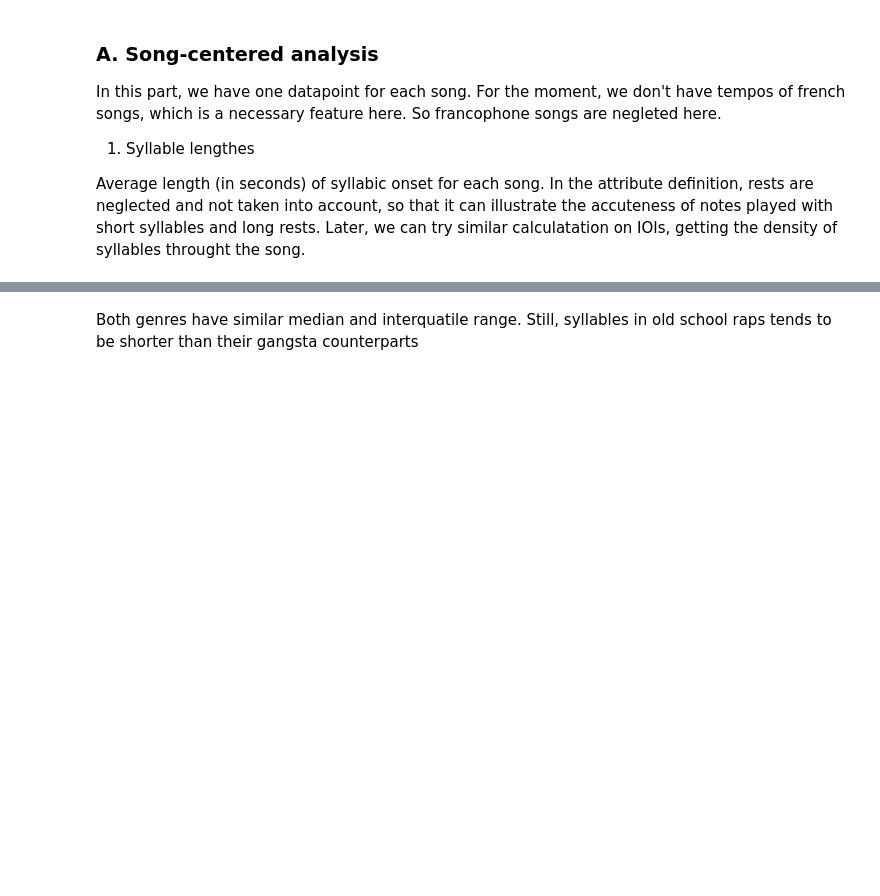
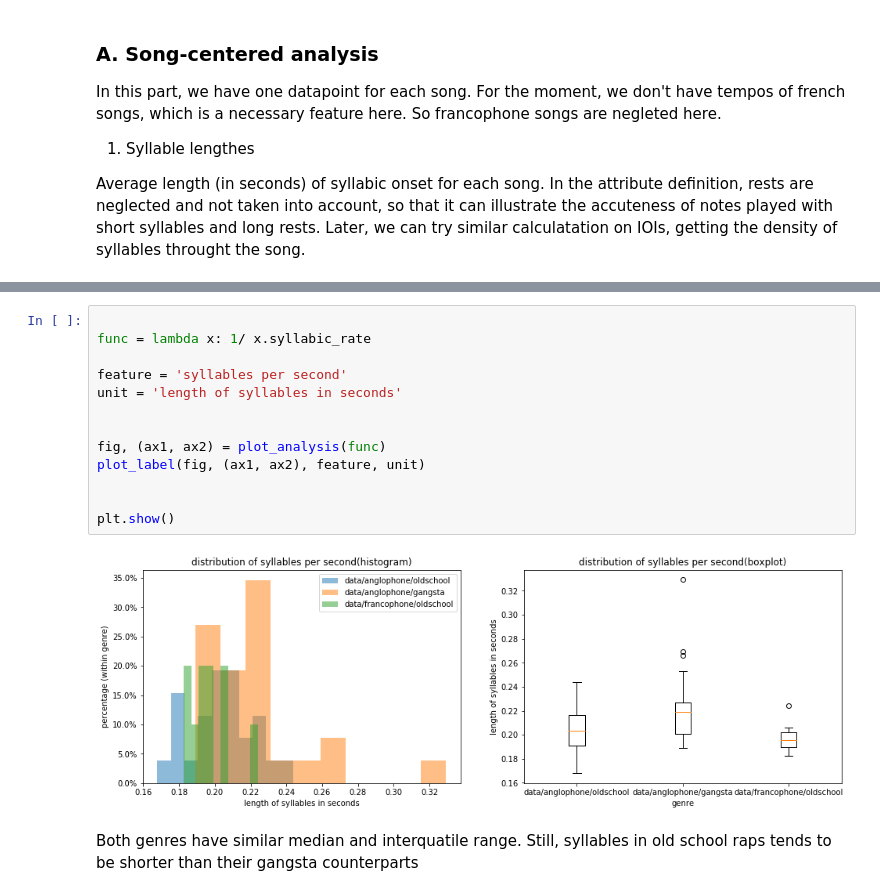
Before and after one commit to haeeunkim/dh401, a Jupyter notebook: milestone3.ipynb, the cells around one changed output, grey strips where cells are left out. Saved outputs shown, nothing was run; the diff lists cells and outputs as text; blank space fills up the shorter version.

```diff
--- a/milestone3.ipynb
+++ b/milestone3.ipynb
@@ -580,3 +539,18 @@ plt.show()
+# %%
+
+func = lambda x: 1/ x.syllabic_rate
+
+feature = 'syllables per second'
+unit = 'length of syllables in seconds'
+
+
+fig, (ax1, ax2) = plot_analysis(func)
+plot_label(fig, (ax1, ax2), feature, unit)
+
+
+plt.show()
+# %% [output]
+[figure, added]
 # %% [markdown]
 Both genres have similar median and interquatile range. Still, syllables in old school raps tends to be shorter than their gangsta counterparts
 # %% [markdown]
```
Also changed, not shown: parts of 21 cells of this notebook.
